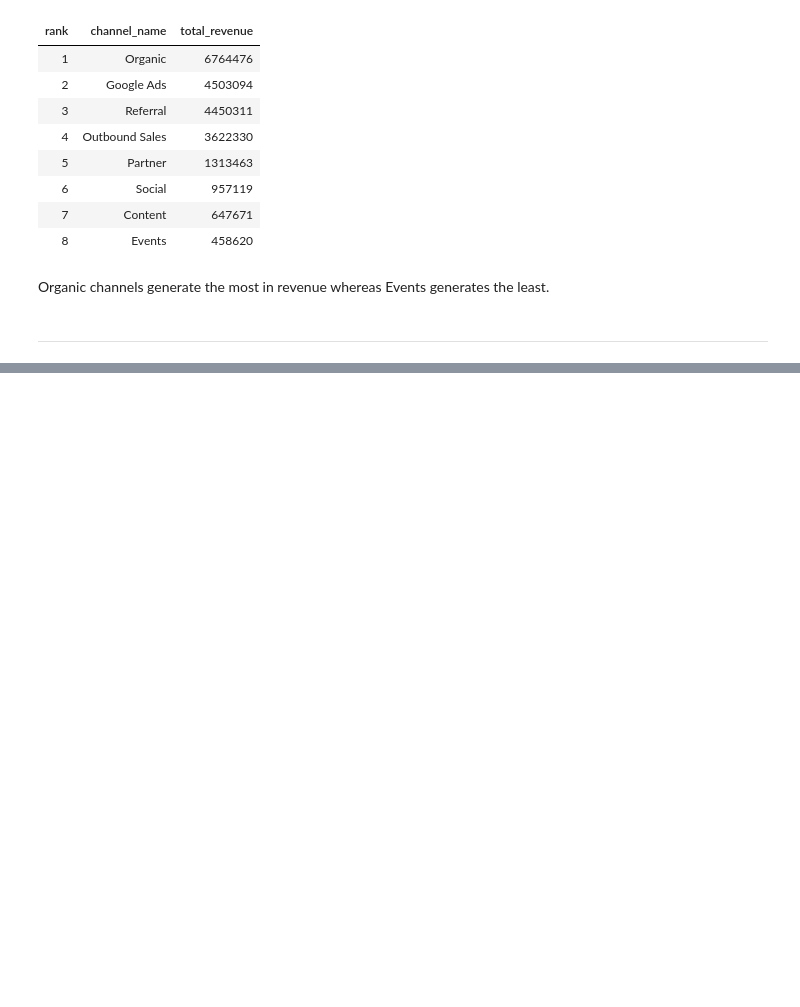
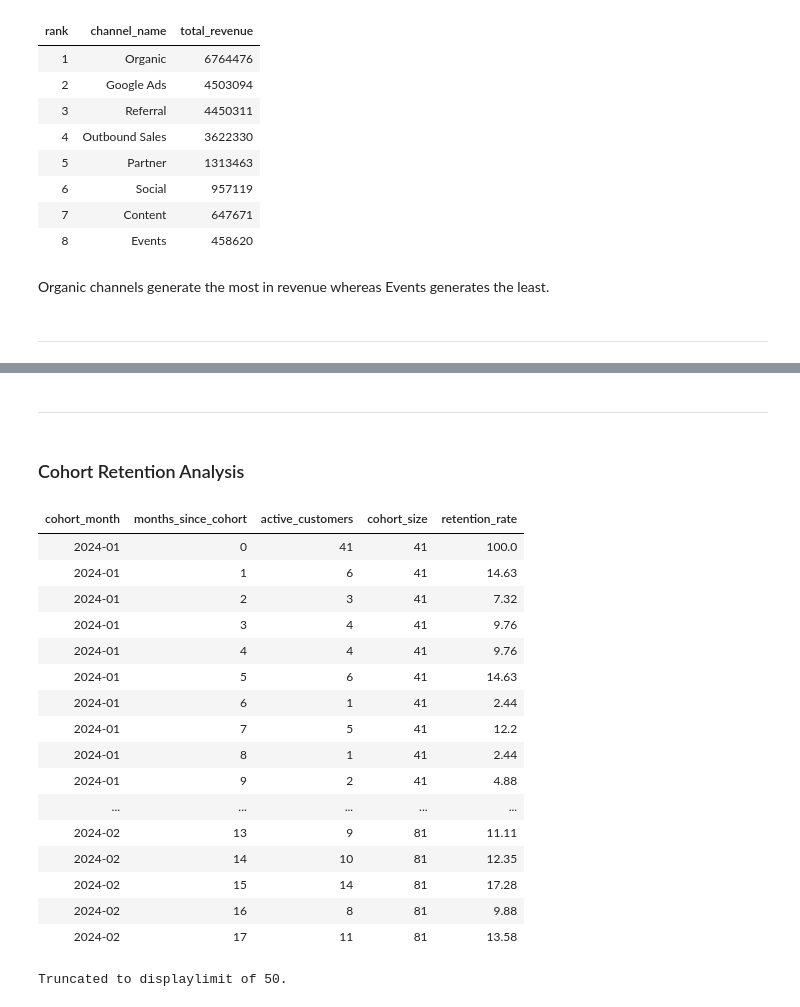
Before and after one commit to nlawee/sql_projects, a Jupyter notebook: Northstar Customer Analytics/analysis.ipynb, the cells around one changed output, grey strips where cells are left out. Drawn from its saved outputs; the diff is of its cells as text; code cells hidden in the pictures; blank space fills up the shorter version.

```diff
--- a/Northstar Customer Analytics/analysis.ipynb
+++ b/Northstar Customer Analytics/analysis.ipynb
@@ -83,0 +210,77 @@ SyntaxError: invalid syntax (1630049499.py, line 1)
+# %% [markdown]
+-----
+# %% [markdown]
+### Cohort Retention Analysis
+# %%
+%%sql
+
+WITH cohort AS (
+    SELECT
+        customer_id,
+        strftime('%Y-%m', MIN(order_date)) AS cohort_month
+    FROM 'data/orders.csv'
+    WHERE order_status = 'Completed'
+    GROUP BY customer_id
+),
+activity AS (
+    SELECT DISTINCT
+        customer_id,
+        strftime('%Y-%m', order_date) AS activity_month
+    FROM 'data/orders.csv'
+    WHERE order_status = 'Completed'
+),
+cohort_activity AS (
+    SELECT
+        c.customer_id,
+        c.cohort_month,
+        a.activity_month,
+        date_diff('month', strptime(c.cohort_month, '%Y-%m'), strptime(a.activity_month, '%Y-%m')) AS months_since_cohort
+    FROM cohort c
+    LEFT JOIN activity a ON c.customer_id = a.customer_id
+),
+cohort_retention AS (
+    SELECT
+        cohort_month,
+        months_since_cohort,
+        COUNT(DISTINCT customer_id) AS active_customers
+    FROM cohort_activity
+    GROUP BY cohort_month, months_since_cohort
+),
+cohort_groups AS (
+    SELECT
+        cohort_month,
+        active_customers
+    FROM cohort_retention
+    WHERE months_since_cohort = 0
+    ORDER BY cohort_month
+)
+SELECT
+    cr.cohort_month,
+    cr.months_since_cohort,
+    cr.active_customers,
+    cg.active_customers AS cohort_size,
+    ROUND(100.0*cr.active_customers/cg.active_customers, 2) AS retention_rate
+FROM cohort_retention cr
+LEFT JOIN cohort_groups cg
+    ON cr.cohort_month = cg.cohort_month
+ORDER BY cr.cohort_month, cr.months_since_cohort
+;
+# %% [output]
+| cohort_month | months_since_cohort | active_customers | cohort_size | retention_rate |
+| 2024-01 | 0 | 41 | 41 | 100.0 |
+| 2024-01 | 1 | 6 | 41 | 14.63 |
+| 2024-01 | 2 | 3 | 41 | 7.32 |
+| 2024-01 | 3 | 4 | 41 | 9.76 |
+| 2024-01 | 4 | 4 | 41 | 9.76 |
+| 2024-01 | 5 | 6 | 41 | 14.63 |
+| 2024-01 | 6 | 1 | 41 | 2.44 |
+| 2024-01 | 7 | 5 | 41 | 12.2 |
+| 2024-01 | 8 | 1 | 41 | 2.44 |
+| 2024-01 | 9 | 2 | 41 | 4.88 |
+| ... | ... | ... | ... | ... |
+| 2024-02 | 13 | 9 | 81 | 11.11 |
+| 2024-02 | 14 | 10 | 81 | 12.35 |
+| 2024-02 | 15 | 14 | 81 | 17.28 |
+| 2024-02 | 16 | 8 | 81 | 9.88 |
+| 2024-02 | 17 | 11 | 81 | 13.58 |
+Truncated to displaylimit of 50.
```
Also changed, not shown: parts of 13 cells of this notebook.
